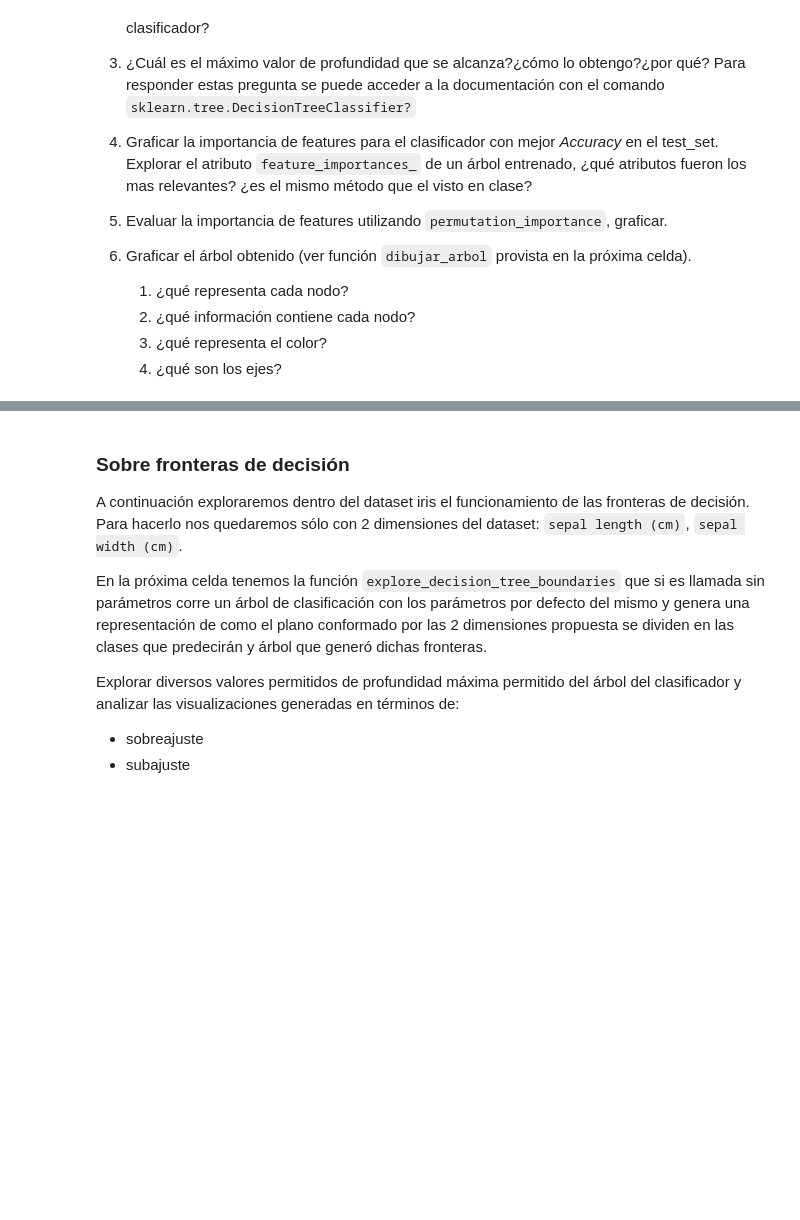
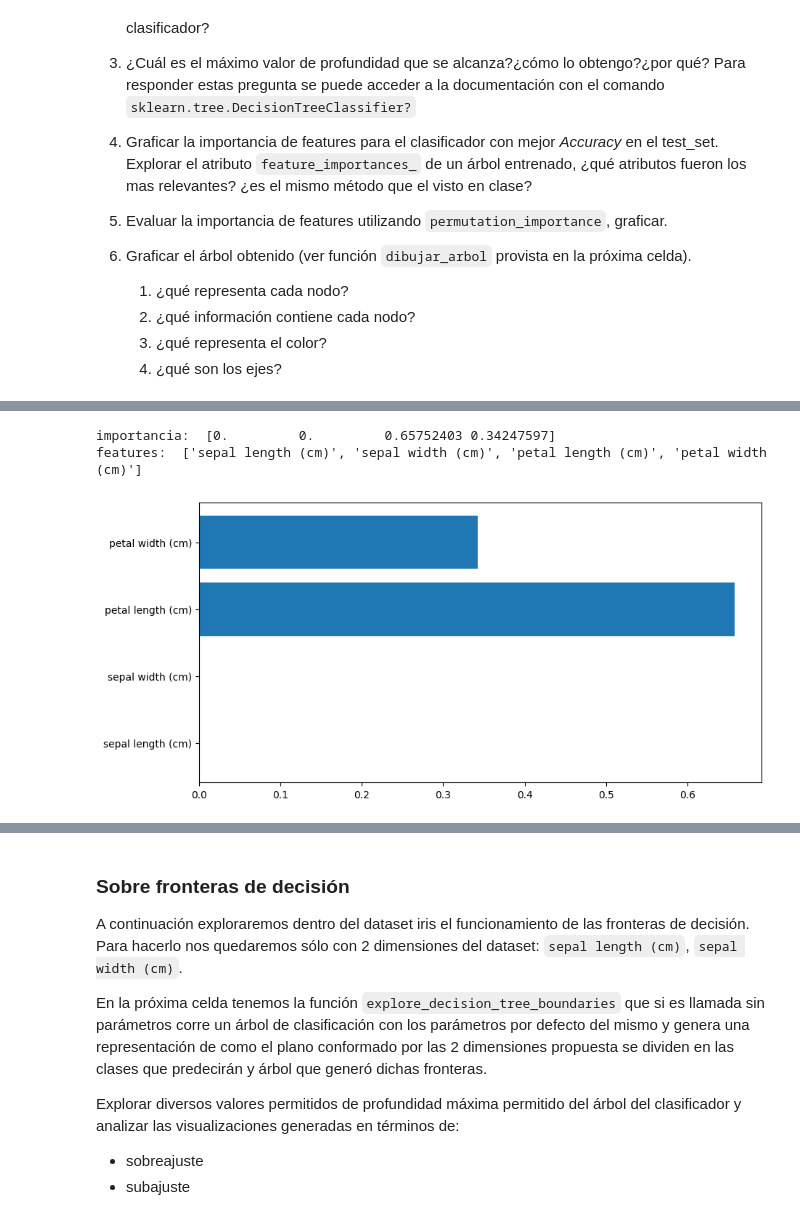
Before and after one commit to AzulBarr/Aprendizaje-Automatico, a Jupyter notebook: notebooks/notebook_03_arboles_de_decision_sklearn-published.ipynb, the cells around one changed output, grey strips where cells are left out. Cells and saved outputs as stored; diff of their text form; code cells hidden in the pictures; blank space fills up the shorter version.

```diff
--- a/notebooks/notebook_03_arboles_de_decision_sklearn-published.ipynb
+++ b/notebooks/notebook_03_arboles_de_decision_sklearn-published.ipynb
@@ -283,0 +334,12 @@ print(f"Score sobre el test set: {arbol.score(X_test, y_test):.2f}  ¿qué indic
+# %%
+#4
+arbol = DecisionTreeClassifier(max_depth=2, criterion="entropy")
+arbol.fit(X_train, y_train)
+print("importancia: ", arbol.feature_importances_)
+print("features: ", iris_dataset.feature_names)
+plt.barh(iris_dataset.feature_names, arbol.feature_importances_)
+plt.show()
+# %% [output]
+importancia:  [0.         0.         0.65752403 0.34247597]
+features:  ['sepal length (cm)', 'sepal width (cm)', 'petal length (cm)', 'petal width (cm)']
+[figure, added]
```
Also changed, not shown: parts of 15 cells of this notebook.
